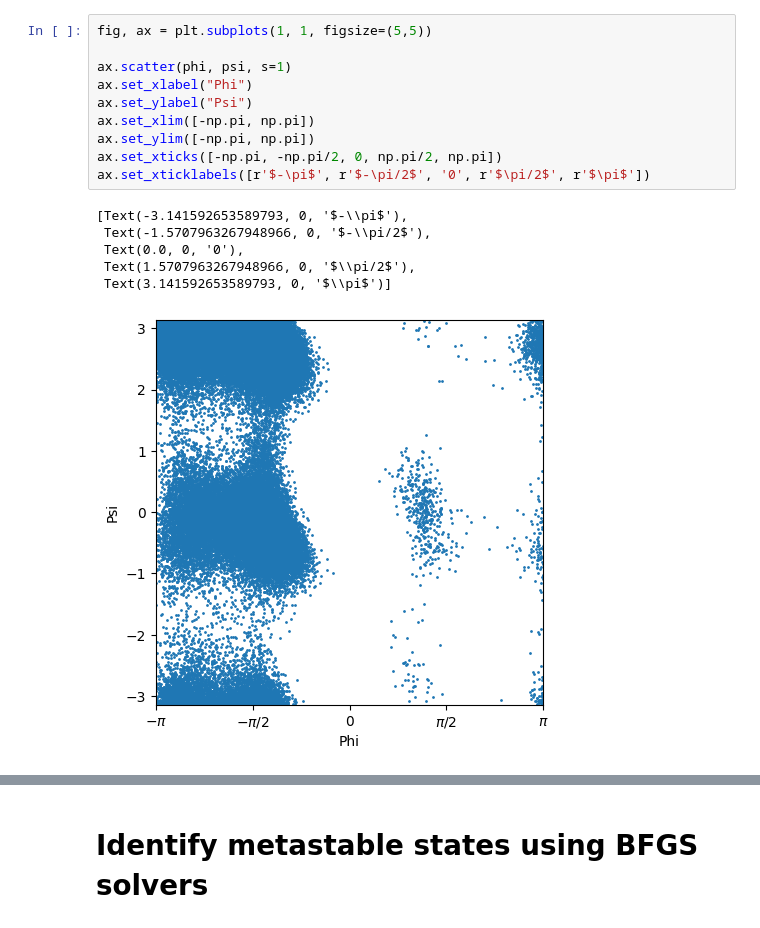
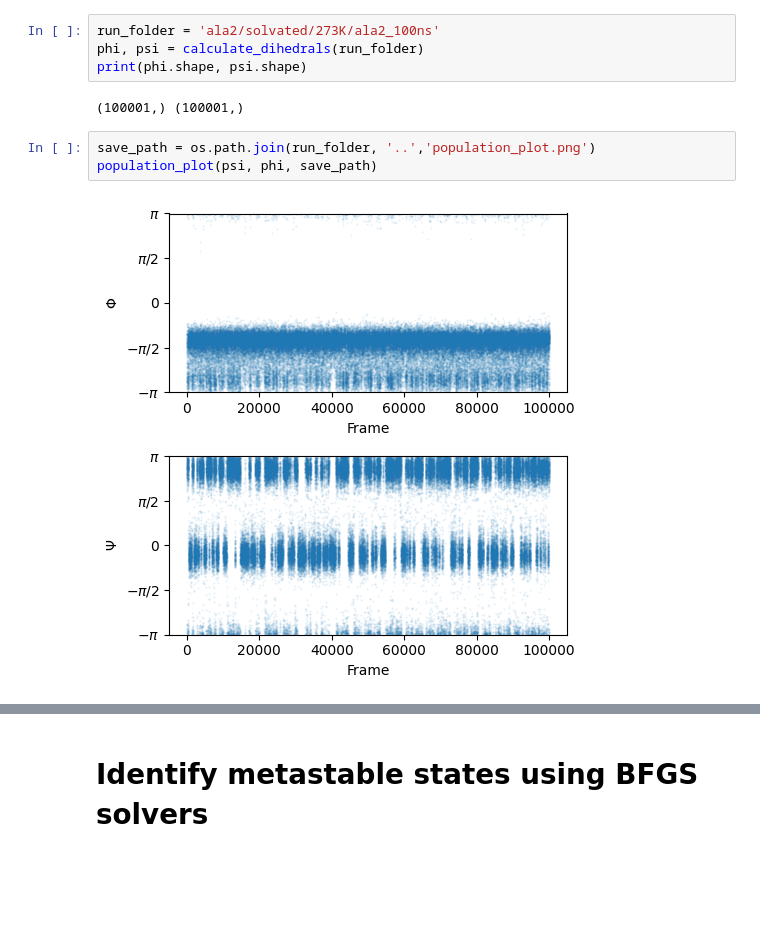
Before and after one commit to goharalisiddiqui/surrogate-dynamics, a Jupyter notebook: data_generation/plots.ipynb, the cells around one changed output, grey strips where cells are left out. Drawn from its saved outputs; the diff is of its cells as text; blank space fills up the shorter version.

```diff
--- a/data_generation/plots.ipynb
+++ b/data_generation/plots.ipynb
@@ -58,17 +18,11 @@ plt.tight_layout()
-# %%
-fig, ax = plt.subplots(1, 1, figsize=(5,5))
-
-ax.scatter(phi, psi, s=1)
-ax.set_xlabel("Phi")
-ax.set_ylabel("Psi")
-ax.set_xlim([-np.pi, np.pi])
-ax.set_ylim([-np.pi, np.pi])
-ax.set_xticks([-np.pi, -np.pi/2, 0, np.pi/2, np.pi])
-ax.set_xticklabels([r'$-\pi$', r'$-\pi/2$', '0', r'$\pi/2$', r'$\pi$'])
-# %% [output]
-[Text(-3.141592653589793, 0, '$-\\pi$'),
- Text(-1.5707963267948966, 0, '$-\\pi/2$'),
- Text(0.0, 0, '0'),
- Text(1.5707963267948966, 0, '$\\pi/2$'),
- Text(3.141592653589793, 0, '$\\pi$')]
-[figure, removed]
+# %%
+run_folder = 'ala2/solvated/273K/ala2_100ns'
+phi, psi = calculate_dihedrals(run_folder)
+print(phi.shape, psi.shape)
+# %% [output]
+(100001,) (100001,)
+# %%
+save_path = os.path.join(run_folder, '..','population_plot.png')
+population_plot(psi, phi, save_path)
+# %% [output]
+[figure, added]
```
Also changed, not shown: parts of 24 cells of this notebook, 9 other files.
